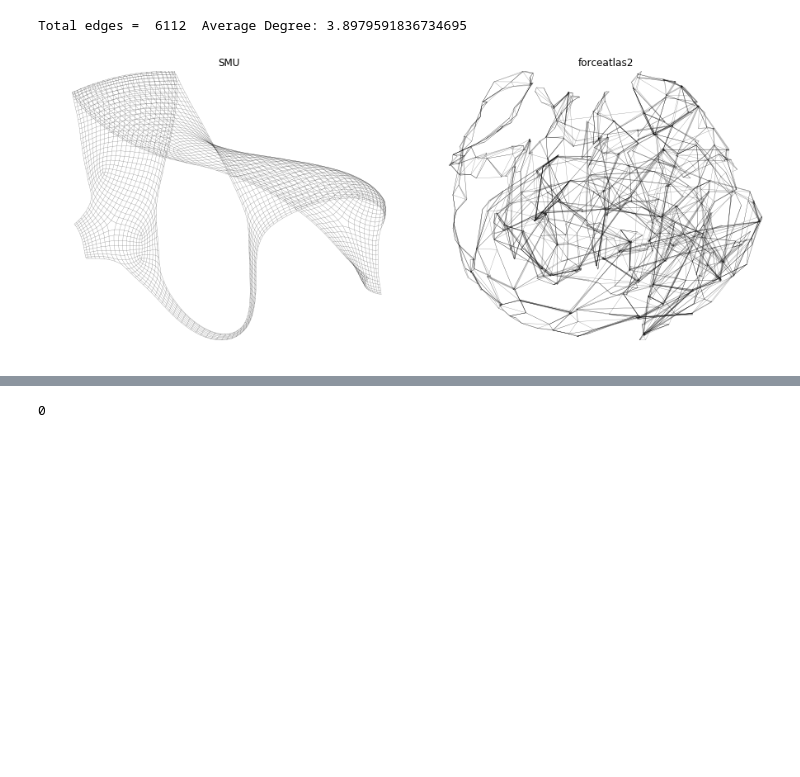
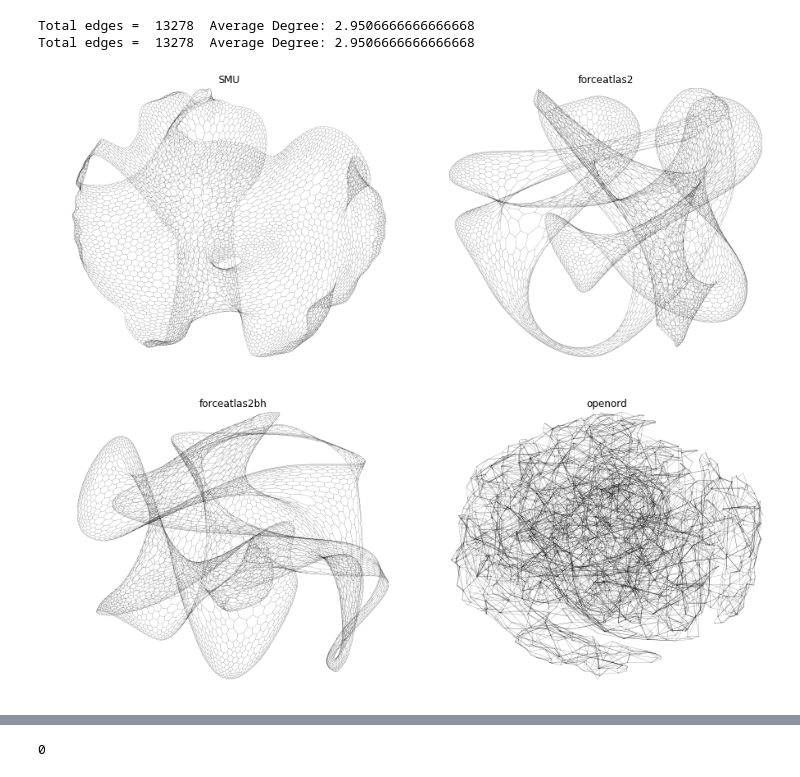
Before and after one commit to khaled-rahman/BatchLayout, a Jupyter notebook: visualize.ipynb, the cells around one changed output, grey strips where cells are left out. Saved outputs shown, nothing was run; the diff lists cells and outputs as text; code cells hidden in the pictures; blank space fills up the shorter version.

```diff
--- a/visualize.ipynb
+++ b/visualize.ipynb
@@ -108,5 +106,0 @@ forceatlas2bh = readCoordinates("datasets/output/grid2_dual.forceatlas2_BH_600.g
-# %%
-drawlinegraph(G, algo2, openord, "SMU", "forceatlas2")
-# %% [output]
-Total edges =  6112  Average Degree: 3.8979591836734695
-[figure, removed]
@@ -114,0 +119,8 @@ Total edges =  6112  Average Degree: 3.8979591836734695
+# %%
+drawlinegraph(G, algo13elt_dual, forceatlas23elt_dual, "SMU", "forceatlas2")
+drawlinegraph(G, forceatlas2bh3elt_dual, openord3elt_dual, "forceatlas2bh", "openord")
+# %% [output]
+Total edges =  13278  Average Degree: 2.9506666666666668
+Total edges =  13278  Average Degree: 2.9506666666666668
+[figure, added]
+[figure, added]
```
Also changed, not shown: parts of 11 cells of this notebook, 17 other files.
